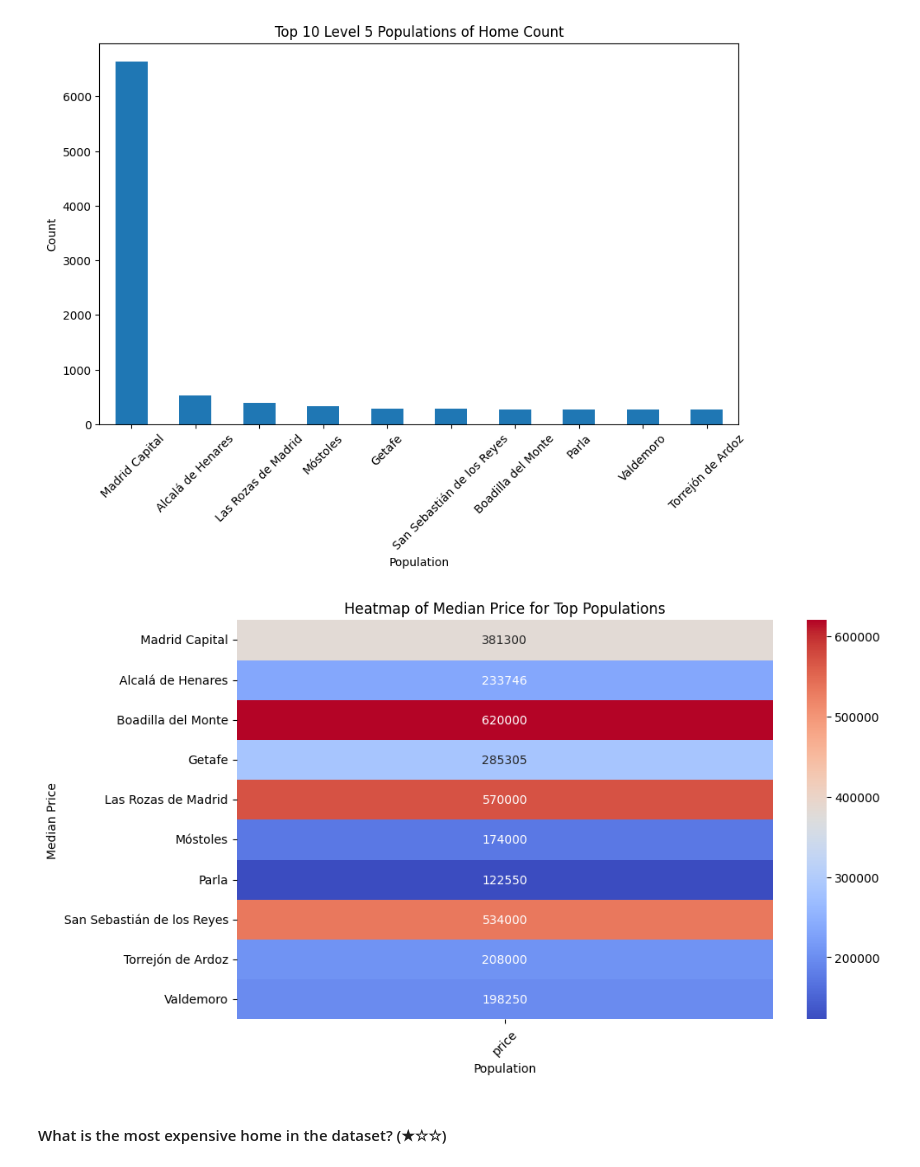
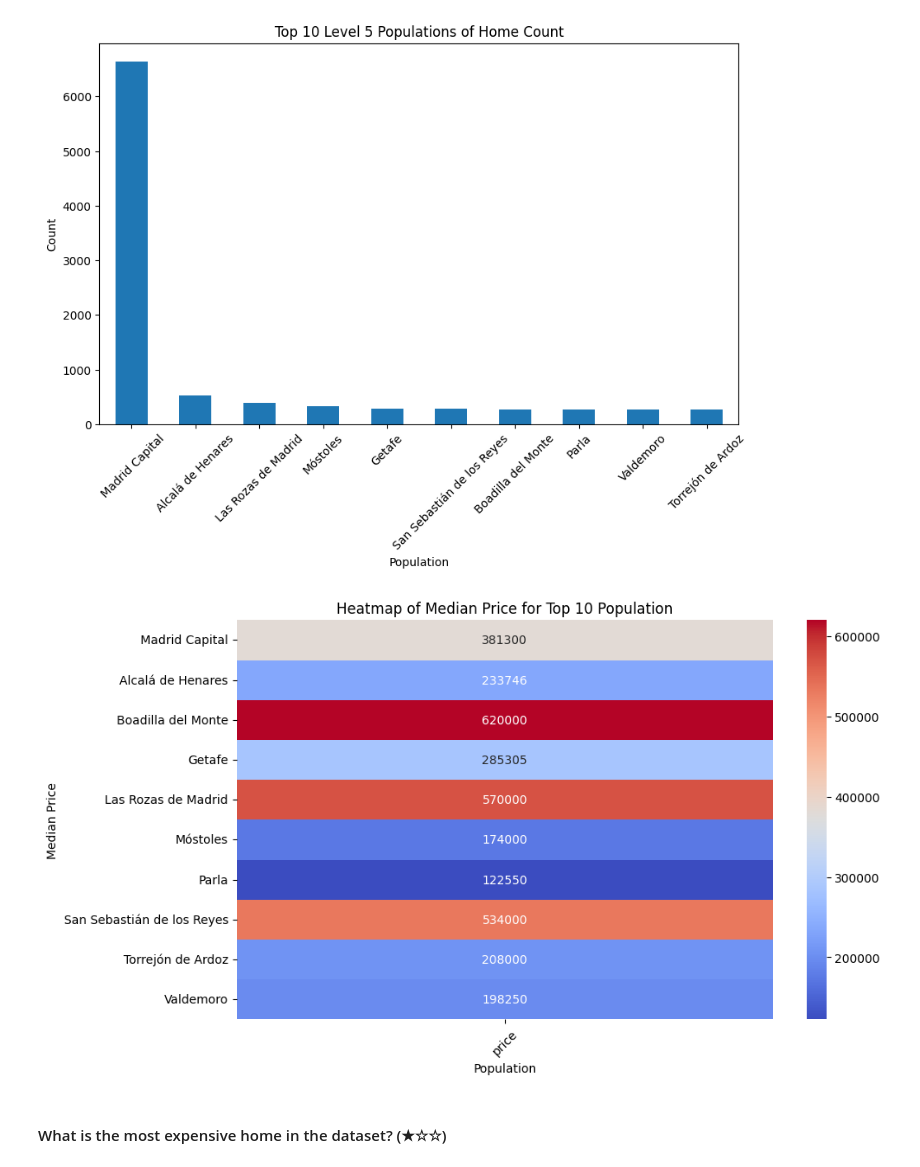
Before and after one commit to rbaset5/realestate-datacleanup-exercise, a Jupyter notebook: notebooks/Project.ipynb, the cells around one changed output. Cells and saved outputs as stored; diff of their text form; code cells hidden in the pictures.

Commit message:
updated graphs

```diff
--- a/notebooks/Project.ipynb
+++ b/notebooks/Project.ipynb
@@ -88,23 +99,23 @@ plt.show()
 # %% [output]
 [figure]
 # %%
-top_n = 10  # Top 10 populations
+top_n = 10  # Top 10 populations of home count
 top_populations = ds['level5'].value_counts().head(top_n).index
 subset = ds[ds['level5'].isin(top_populations)]
 
 # Pivot table to calculate the median price for each population
 pivot_table = subset.pivot_table(index='level5', values='price', aggfunc='median')
 
 # Heatmap using seaborn
 plt.figure(figsize=(10, 6))
 sns.heatmap(pivot_table, annot=True, fmt=".0f", cmap='coolwarm')
-plt.title('Heatmap of Median Price for Top Populations')
+plt.title('Heatmap of Median Price for Top 10 Population')
 plt.xlabel('Population')
 plt.ylabel('Median Price')
 plt.xticks(rotation=45)
 plt.show()
 # %% [output]
-[figure, old version]
+[figure, new version]
 # %% [markdown]
 #### What is the most expensive home in the dataset? (★☆☆)
 # %%
```
Also changed, not shown: parts of 2 cells of this notebook.
